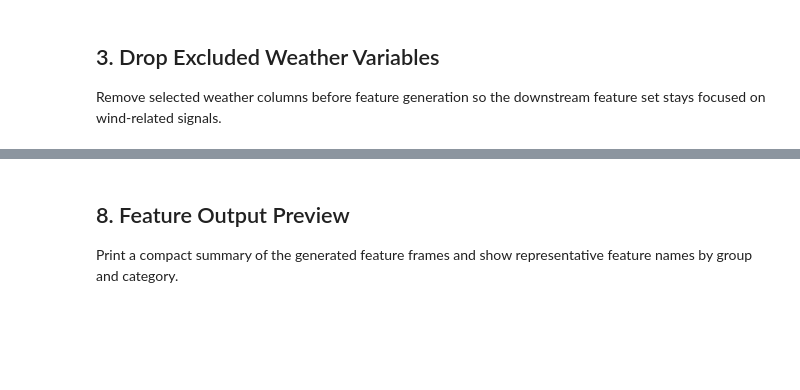
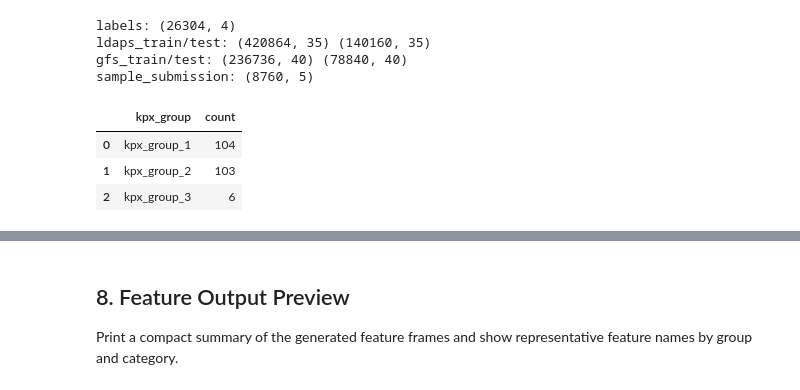
Before and after one commit to Dori1220/SNU_STAT_26SUMMER_DA, a Jupyter notebook: Hyeonseok/BARAM2026/BARAM2026_preprocess_reference.ipynb, the cells around one changed output, grey strips where cells are left out. Drawn from its saved outputs; the diff is of its cells as text; code cells hidden in the pictures; blank space fills up the shorter version.

```diff
--- a/Hyeonseok/BARAM2026/BARAM2026_preprocess_reference.ipynb
+++ b/Hyeonseok/BARAM2026/BARAM2026_preprocess_reference.ipynb
@@ -96,45 +121,10 @@ required_paths = [
     TEST_DIR / "gfs_test.csv",
     BASE_DIR / "sample_submission.csv",
 ]
-missing_paths = [str(p) for p in required_paths if not p.exists()]
-if missing_paths:
-    raise FileNotFoundError("Missing required files:\n" + "\n".join(missing_paths))
 
 labels_raw = pd.read_csv(TRAIN_DIR / "train_labels.csv")
 labels_raw["kst_dtm"] = pd.to_datetime(labels_raw["kst_dtm"])
 labels_raw = labels_raw.sort_values("kst_dtm").reset_index(drop=True)
-
-
-def interpolate_target_labels(labels: pd.DataFrame) -> tuple[pd.DataFrame, pd.DataFrame]:
-    out = labels.sort_values("kst_dtm").set_index("kst_dtm").copy()
-    audit_rows = []
-    for target in TARGET_COLS:
-        original = out[target].copy()
-        first_valid = original.first_valid_index()
-        last_valid = original.last_valid_index()
-        if first_valid is None or last_valid is None:
-            continue
-        within = (original.index >= first_valid) & (original.index <= last_valid)
-        before = int(original.loc[within].isna().sum())
-        interpolated = original.copy()
-        interpolated.loc[within] = original.loc[within].interpolate(method="time", limit_area="inside")
-        after = int(interpolated.loc[within].isna().sum())
-        out[target] = interpolated
-        audit_rows.append({
-            "target": target,
-            "first_valid_time": first_valid,
-            "last_valid_time": last_valid,
-            "missing_total_before": int(original.isna().sum()),
-            "missing_total_after": int(interpolated.isna().sum()),
-            "missing_internal_before": before,
-            "missing_internal_after": after,
-            "filled_internal_count": before - after,
-            "note": "Group 3 2022 remains NaN before first_valid_time." if target == "kpx_group_3" else "",
-        })
-    return out.reset_index(), pd.DataFrame(audit_rows)
-
-
-labels, label_interpolation_audit = interpolate_target_labels(labels_raw)
 
 ldaps_train = pd.read_csv(TRAIN_DIR / "ldaps_train.csv")
 gfs_train = pd.read_csv(TRAIN_DIR / "gfs_train.csv")
@@ -148,12 +138,36 @@ for df in [ldaps_train, gfs_train, ldaps_test, gfs_test]:
 
 sample_submission["forecast_kst_dtm"] = pd.to_datetime(sample_submission["forecast_kst_dtm"])
 
-print("labels:", labels.shape, labels["kst_dtm"].min(), labels["kst_dtm"].max())
+print("labels:", labels_raw.shape)
 print("ldaps_train/test:", ldaps_train.shape, ldaps_test.shape)
 print("gfs_train/test:", gfs_train.shape, gfs_test.shape)
 print("sample_submission:", sample_submission.shape)
-display(label_interpolation_audit)
+# %% [output]
+labels: (26304, 4)
+ldaps_train/test: (420864, 35) (140160, 35)
+gfs_train/test: (236736, 40) (78840, 40)
+sample_submission: (8760, 5)
-# %% [markdown]
-## 3. Drop Excluded Weather Variables
-
-Remove selected weather columns before feature generation so the downstream feature set stays focused on wind-related signals.
+# %%
+def count_missing_values(labels: pd.DataFrame) -> pd.DataFrame:
+    out = labels.sort_values("kst_dtm").copy()
+    out["kst_dtm"] = pd.to_datetime(out["kst_dtm"])
+
+    cutoff = pd.Timestamp("2023-01-01 00:00:00")
+    audit_rows = []
+
+    for target in TARGET_COLS:
+        missing_mask = out[target].isna()
+        if target == "kpx_group_3":
+            count = int((missing_mask & (out["kst_dtm"] > cutoff)).sum())
+        else:
+            count = int(missing_mask.sum())
+        audit_rows.append({"kpx_group": target, "count": count})
+
+    return pd.DataFrame(audit_rows)
+
+display(count_missing_values(labels_raw))
+# %% [output]
+|  | kpx_group | count |
+| 0 | kpx_group_1 | 104 |
+| 1 | kpx_group_2 | 103 |
+| 2 | kpx_group_3 | 6 |
```
Also changed, not shown: parts of 29 cells of this notebook.
